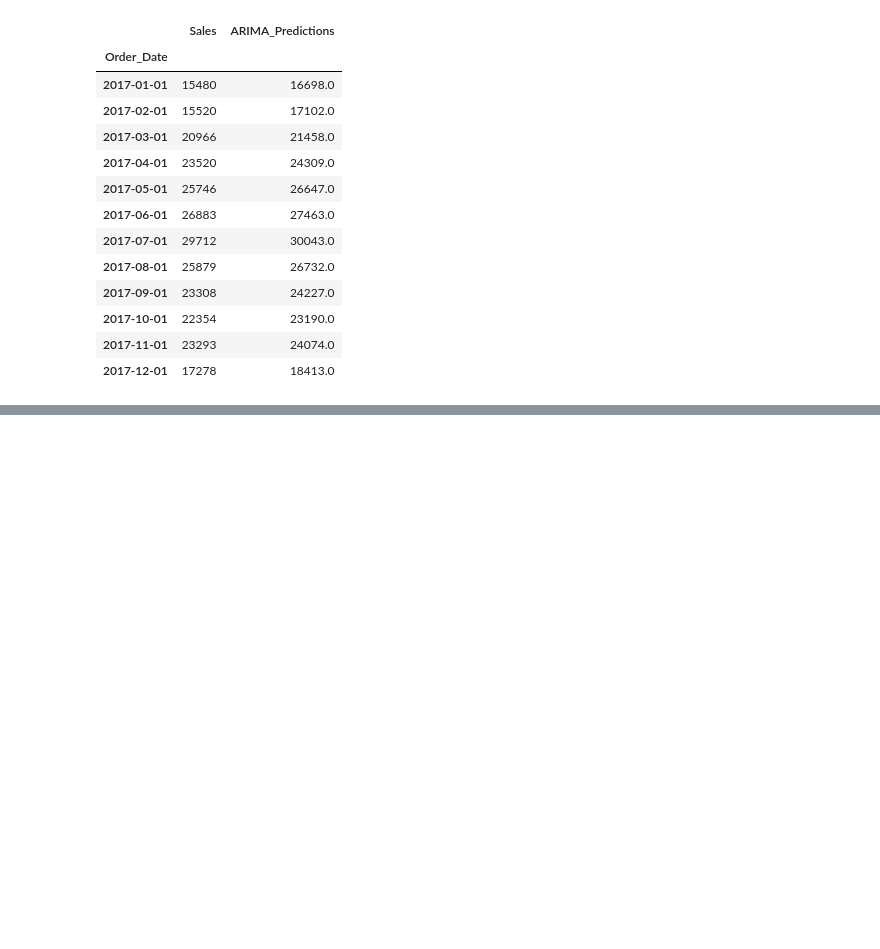
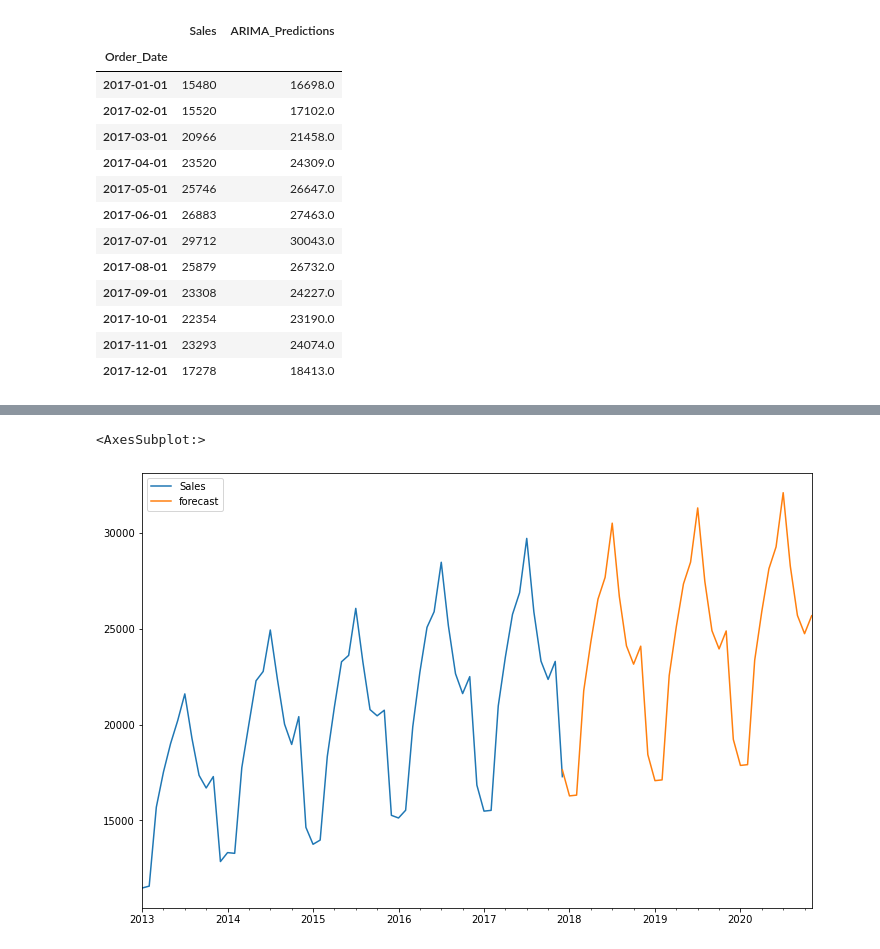
Before and after one commit to ayush0605/Demand-Forecasting-using-Python, a Jupyter notebook: Data_Preprocessing.ipynb, the cells around one changed output, grey strips where cells are left out. Cells and saved outputs as stored; diff of their text form; code cells hidden in the pictures; blank space fills up the shorter version.

```diff
--- a/Data_Preprocessing.ipynb
+++ b/Data_Preprocessing.ipynb
@@ -379,0 +393,5 @@ See the caveats in the documentation: https://pandas.pydata.org/pandas-docs/stab
+# %%
+from pandas.tseries.offsets import DateOffset
+future_dates = [monthly_data.index[-1] + DateOffset(months=x) for x in range(0,36)]
+# %%
+future_dataset = pd.DataFrame(index=future_dates[1:],columns = monthly_data.columns)
@@ -379,0 +407,2 @@ See the caveats in the documentation: https://pandas.pydata.org/pandas-docs/stab
+# %%
+future_df = pd.concat([monthly_data,future_dataset])
@@ -379,0 +411,4 @@ See the caveats in the documentation: https://pandas.pydata.org/pandas-docs/stab
+# %%
+arima_model = SARIMAX(monthly_data['Sales'], order = (0,1,0), seasonal_order = (0,1,0,12))
+arima_result = arima_model.fit()
+arima_result.summary()
@@ -379,0 +432,6 @@ See the caveats in the documentation: https://pandas.pydata.org/pandas-docs/stab
+# %%
+future_df['forecast'] = arima_result.predict(start=59, end=96 , dynamic = True)
+future_df[['Sales','forecast']].plot(figsize=(12,8))
+# %% [output]
+<AxesSubplot:>
+[figure, added]
```
Also changed, not shown: parts of 9 cells of this notebook.
